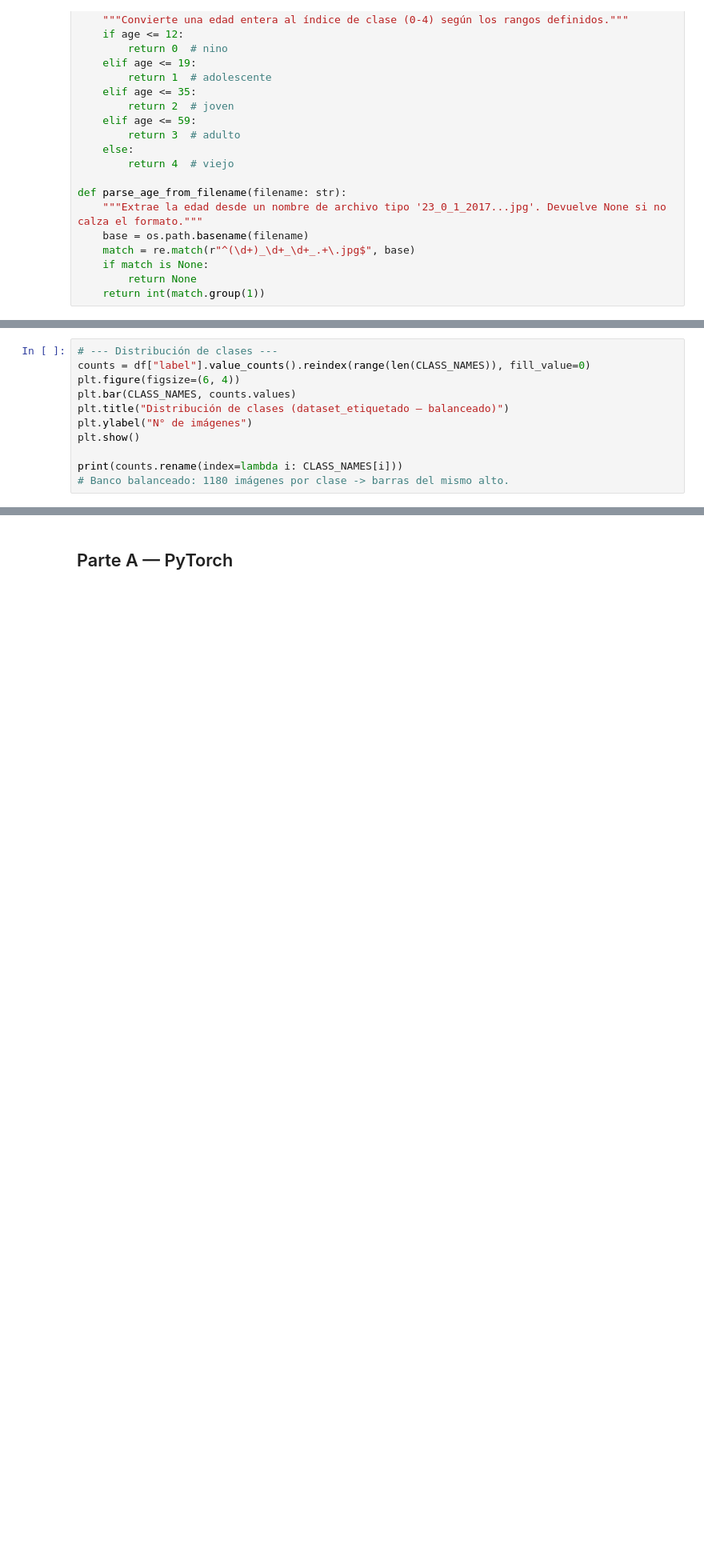
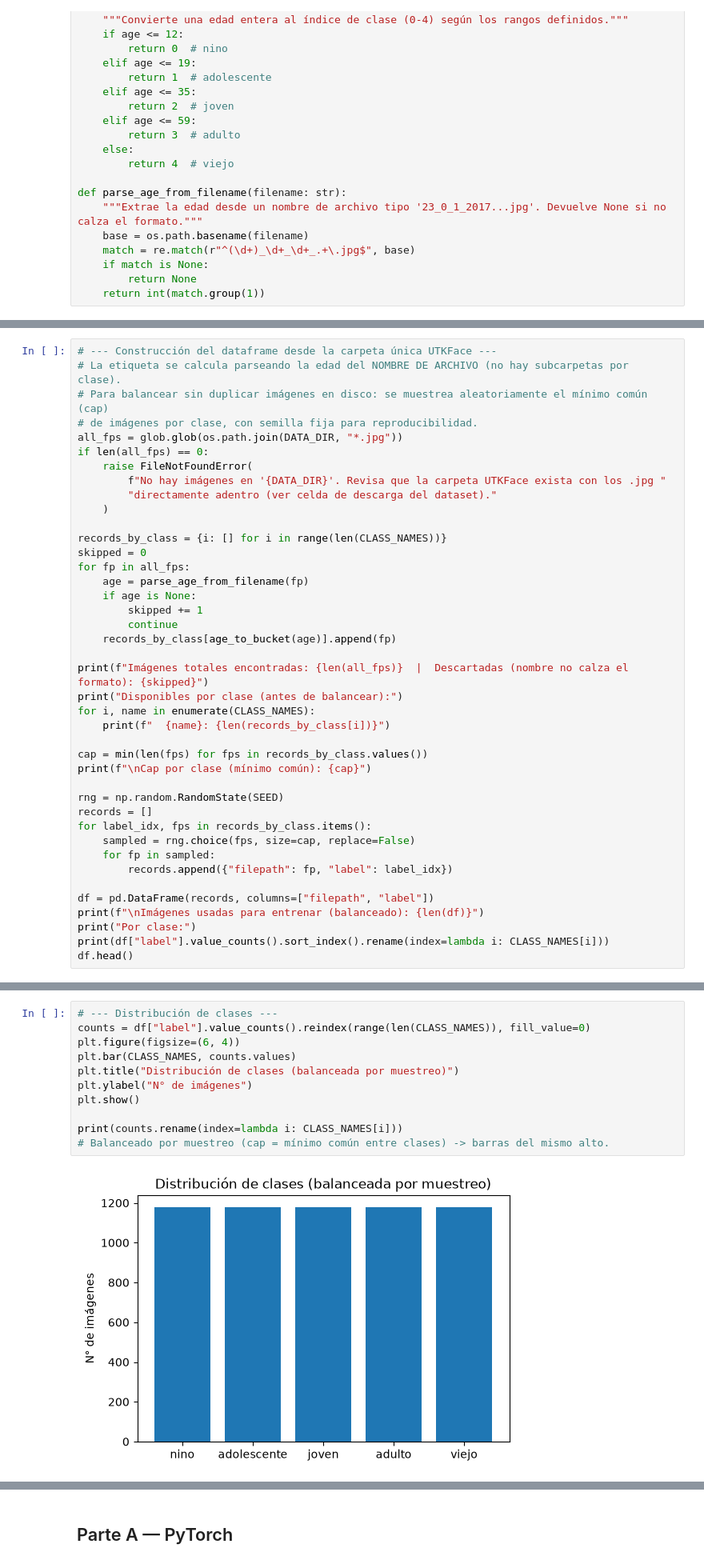
Before and after one commit to alessandro-lavezzi/frameworks-ia-2026_udd, a Jupyter notebook: clasificador_edad_utkface.ipynb, the cells around one changed output, grey strips where cells are left out. Shown at 80% size. Drawn from its saved outputs; the diff is of its cells as text; blank space fills up the shorter version.

```diff
--- a/clasificador_edad_utkface.ipynb
+++ b/clasificador_edad_utkface.ipynb
@@ -126,0 +116,41 @@ df.head()
+# %%
+# --- Construcción del dataframe desde la carpeta única UTKFace ---
+# La etiqueta se calcula parseando la edad del NOMBRE DE ARCHIVO (no hay subcarpetas por clase).
+# Para balancear sin duplicar imágenes en disco: se muestrea aleatoriamente el mínimo común (cap)
+# de imágenes por clase, con semilla fija para reproducibilidad.
+all_fps = glob.glob(os.path.join(DATA_DIR, "*.jpg"))
+if len(all_fps) == 0:
+    raise FileNotFoundError(
+        f"No hay imágenes en '{DATA_DIR}'. Revisa que la carpeta UTKFace exista con los .jpg "
+        "directamente adentro (ver celda de descarga del dataset)."
+    )
+
+records_by_class = {i: [] for i in range(len(CLASS_NAMES))}
+skipped = 0
+for fp in all_fps:
+    age = parse_age_from_filename(fp)
+    if age is None:
+        skipped += 1
+        continue
+    records_by_class[age_to_bucket(age)].append(fp)
+
+print(f"Imágenes totales encontradas: {len(all_fps)}  |  Descartadas (nombre no calza el formato): {skipped}")
+print("Disponibles por clase (antes de balancear):")
+for i, name in enumerate(CLASS_NAMES):
+    print(f"  {name}: {len(records_by_class[i])}")
+
+cap = min(len(fps) for fps in records_by_class.values())
+print(f"\nCap por clase (mínimo común): {cap}")
+
+rng = np.random.RandomState(SEED)
+records = []
+for label_idx, fps in records_by_class.items():
+    sampled = rng.choice(fps, size=cap, replace=False)
+    for fp in sampled:
+        records.append({"filepath": fp, "label": label_idx})
+
+df = pd.DataFrame(records, columns=["filepath", "label"])
+print(f"\nImágenes usadas para entrenar (balanceado): {len(df)}")
+print("Por clase:")
+print(df["label"].value_counts().sort_index().rename(index=lambda i: CLASS_NAMES[i]))
+df.head()
@@ -127,11 +183,13 @@ df.head()
 # %%
 # --- Distribución de clases ---
 counts = df["label"].value_counts().reindex(range(len(CLASS_NAMES)), fill_value=0)
 plt.figure(figsize=(6, 4))
 plt.bar(CLASS_NAMES, counts.values)
-plt.title("Distribución de clases (dataset_etiquetado — balanceado)")
+plt.title("Distribución de clases (balanceada por muestreo)")
 plt.ylabel("N° de imágenes")
 plt.show()
 
 print(counts.rename(index=lambda i: CLASS_NAMES[i]))
-# Banco balanceado: 1180 imágenes por clase -> barras del mismo alto.
+# Balanceado por muestreo (cap = mínimo común entre clases) -> barras del mismo alto.
+# %% [output]
+[figure, added]
```
Also changed, not shown: parts of 16 cells of this notebook, 2 other files.
